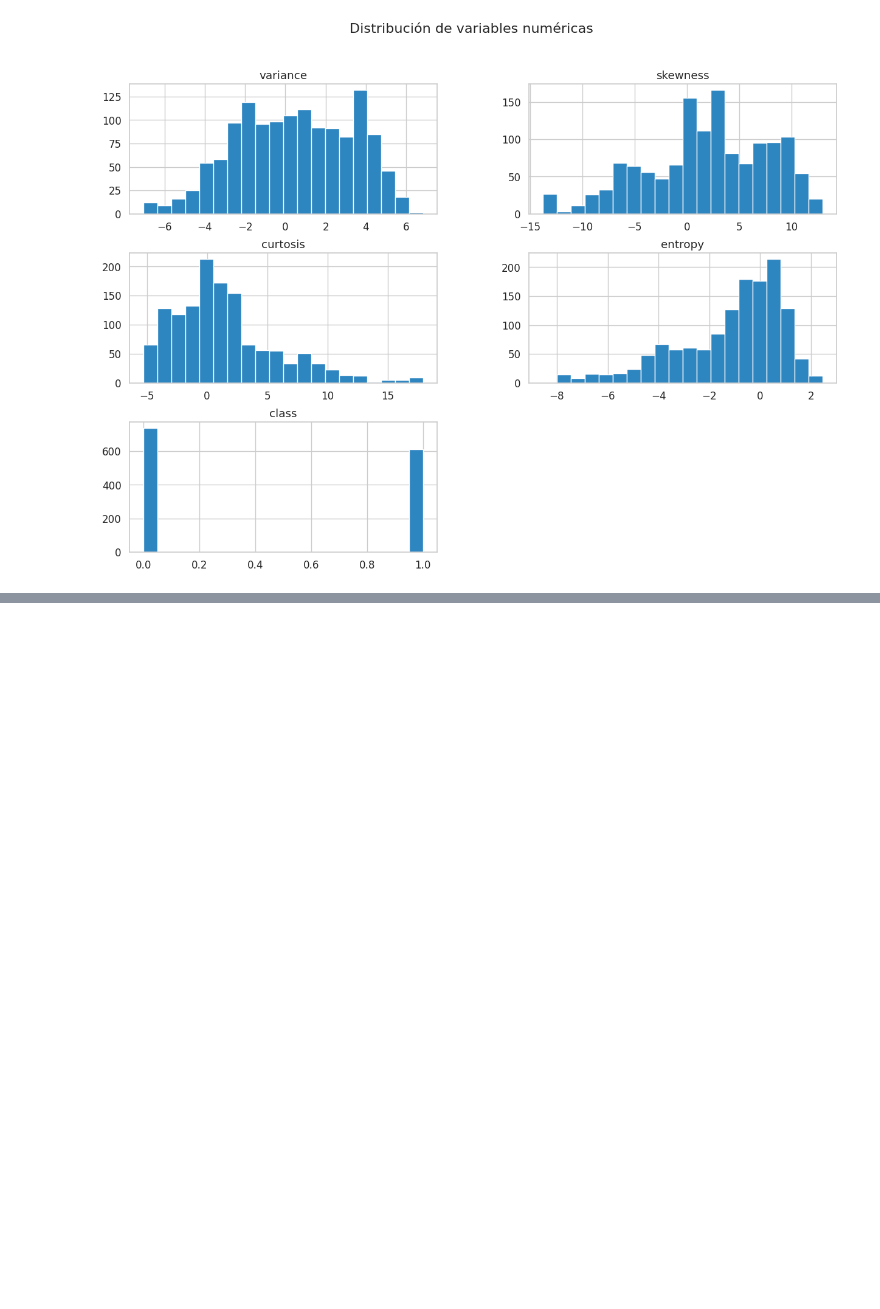
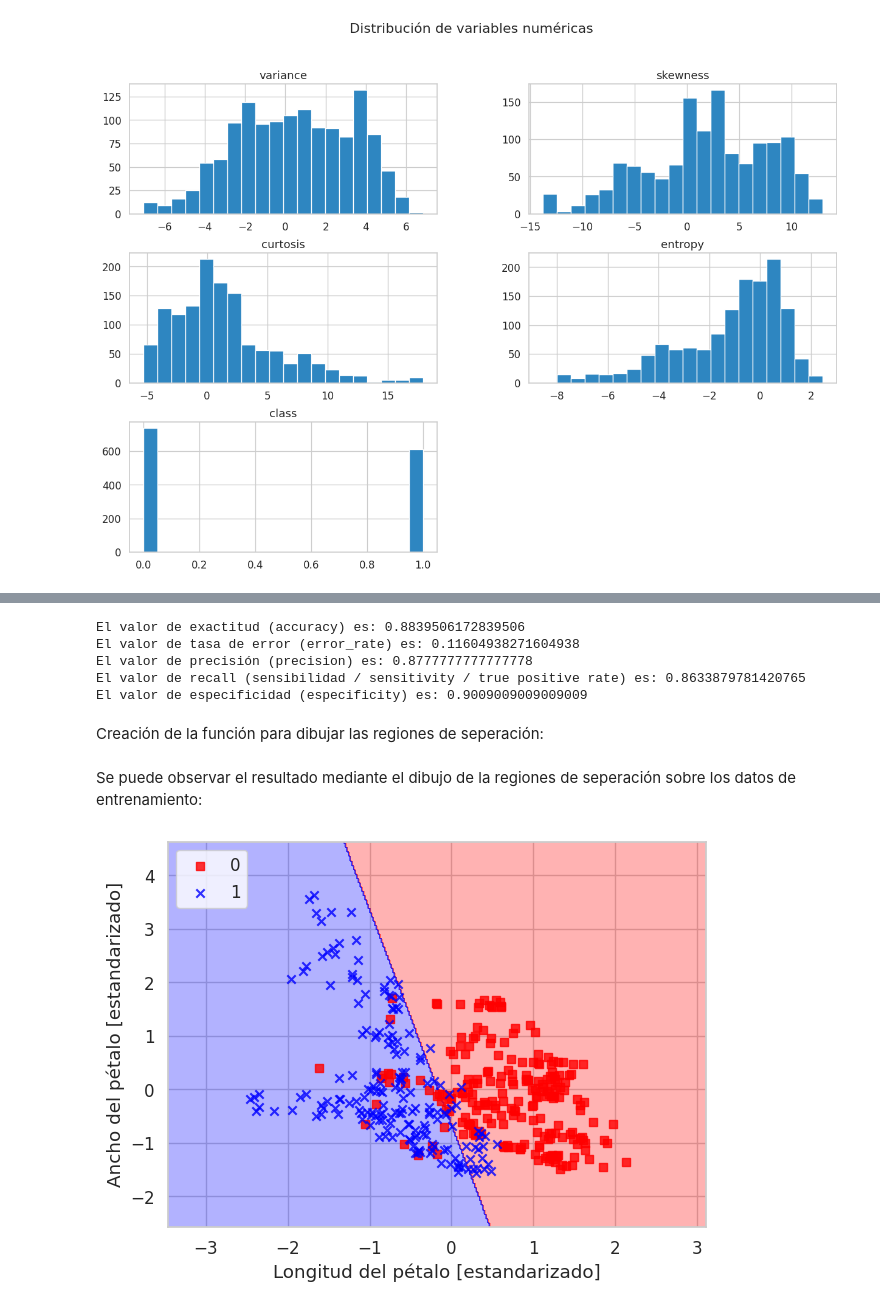
Before and after one commit to MiguelAngeloTr/Aprendizaje_Automatico, a Jupyter notebook: SEMANA_6/Tarea4/Tarea_Logistic_Regresion.ipynb, the cells around one changed output, grey strips where cells are left out. Saved outputs shown, nothing was run; the diff lists cells and outputs as text; code cells hidden in the pictures; blank space fills up the shorter version.

```diff
--- a/SEMANA_6/Tarea4/Tarea_Logistic_Regresion.ipynb
+++ b/SEMANA_6/Tarea4/Tarea_Logistic_Regresion.ipynb
@@ -336,0 +360,73 @@ plt.show()
+# %%
+#-- Calcular todas las métricas explicadas en el aula de clase que se pueden obtener a partir de
+#-- los resultados obtenidos en el ítem 5.5.
+
+class metricas_matriz_confusion(object):
+
+  #
+    def __init__(self, cm):
+        self.TP = cm[1][1]
+        self.FP = cm[0][1]
+        self.FN = cm[1][0]
+        self.TN = cm[0][0]
+
+        self.accuracy = (self.TP+self.TN)/(self.TP+self.FP+self.FN+self.TN)
+        self.error_rate = (self.FP+self.FN)/(self.TP+self.FP+self.FN+self.TN)
+        self.precision = (self.TP)/(self.TP+self.FP)
+        self.recall = (self.TP)/(self.TP+self.FN)
+        self.especificity = (self.TN)/(self.TN+self.FP)
+
+
+#Calcular las metricas de la matriz de confusion
+metrics_ppn_1 =metricas_matriz_confusion(cm_lr_1)
+
+print("El valor de exactitud (accuracy) es: " + str(metrics_ppn_1.accuracy))
+print("El valor de tasa de error (error_rate) es: " + str(metrics_ppn_1.error_rate))
+print("El valor de precisión (precision) es: " + str(metrics_ppn_1.precision))
+print("El valor de recall (sensibilidad / sensitivity / true positive rate) es: " + str(metrics_ppn_1.recall))
+print("El valor de especificidad (especificity) es: " + str(metrics_ppn_1.especificity))
+# %% [output]
+El valor de exactitud (accuracy) es: 0.8839506172839506
+El valor de tasa de error (error_rate) es: 0.11604938271604938
+El valor de precisión (precision) es: 0.8777777777777778
+El valor de recall (sensibilidad / sensitivity / true positive rate) es: 0.8633879781420765
+El valor de especificidad (especificity) es: 0.9009009009009009
+# %% [markdown]
+Creación de la función para dibujar las regiones de seperación:
+# %%
+from matplotlib.colors import ListedColormap
+import matplotlib.pyplot as plt
+
+
+def plot_decision_regions(X, y, classifier, test_idx=None, resolution=0.02):
+    markers = ('s', 'x', 'o', '^', 'v')
+    colors = ('red', 'blue', 'lightgreen', 'gray', 'cyan')
+    cmap = ListedColormap(colors[:len(np.unique(y))])
+
+    x1_min, x1_max = X[:, 0].min() - 1, X[:, 0].max() + 1
+    x2_min, x2_max = X[:, 1].min() - 1, X[:, 1].max() + 1
+    xx1, xx2 = np.meshgrid(np.arange(x1_min, x1_max, resolution),
+                           np.arange(x2_min, x2_max, resolution))
+    Z = classifier.predict(np.array([xx1.ravel(), xx2.ravel()]).T)
+    Z = Z.reshape(xx1.shape)
+    plt.contourf(xx1, xx2, Z, alpha=0.3, cmap=cmap)
+    plt.xlim(xx1.min(), xx1.max())
+    plt.ylim(xx2.min(), xx2.max())
+
+    for idx, cl in enumerate(np.unique(y)):
+        plt.scatter(x=X[y == cl, 0], y=X[y == cl, 1],
+                    alpha=0.8, c=[cmap(idx)],
+                    marker=markers[idx], label=cl)
+# %% [markdown]
+Se puede observar el resultado mediante el dibujo de la regiones de seperación sobre los datos de entrenamiento:
+# %%
+plot_decision_regions(X_test_std, y_test,
+                      classifier=lr, test_idx=range(105, 150))
+plt.xlabel('Longitud del pétalo [estandarizado]')
+plt.ylabel('Ancho del pétalo [estandarizado]')
+plt.legend(loc='upper left')
+
+plt.tight_layout()
+plt.show()
+# %% [output]
+[figure, added]
```
Also changed, not shown: parts of 23 cells of this notebook.
